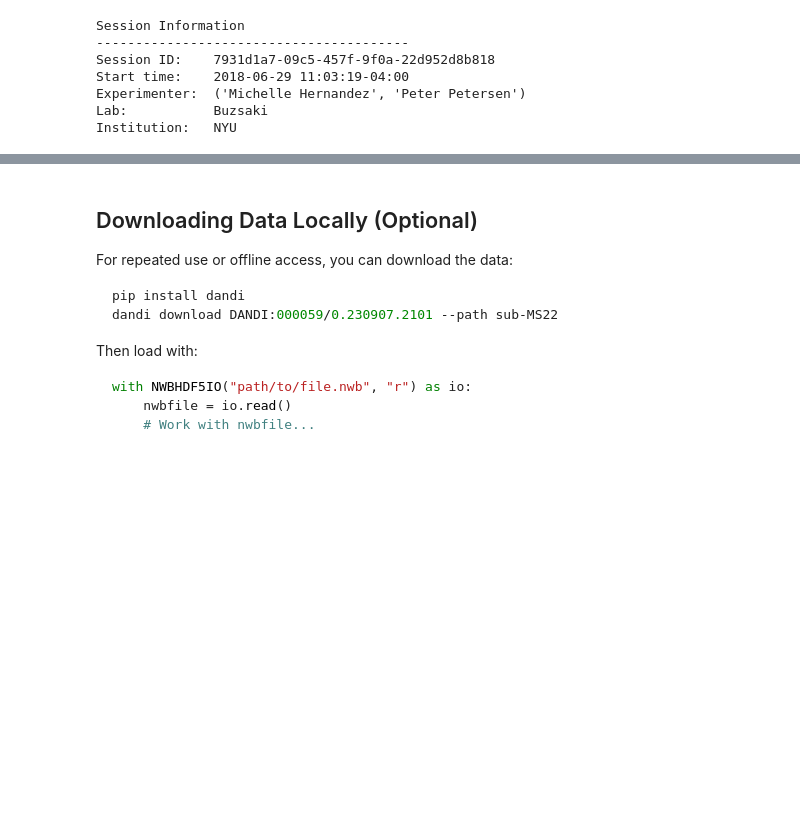
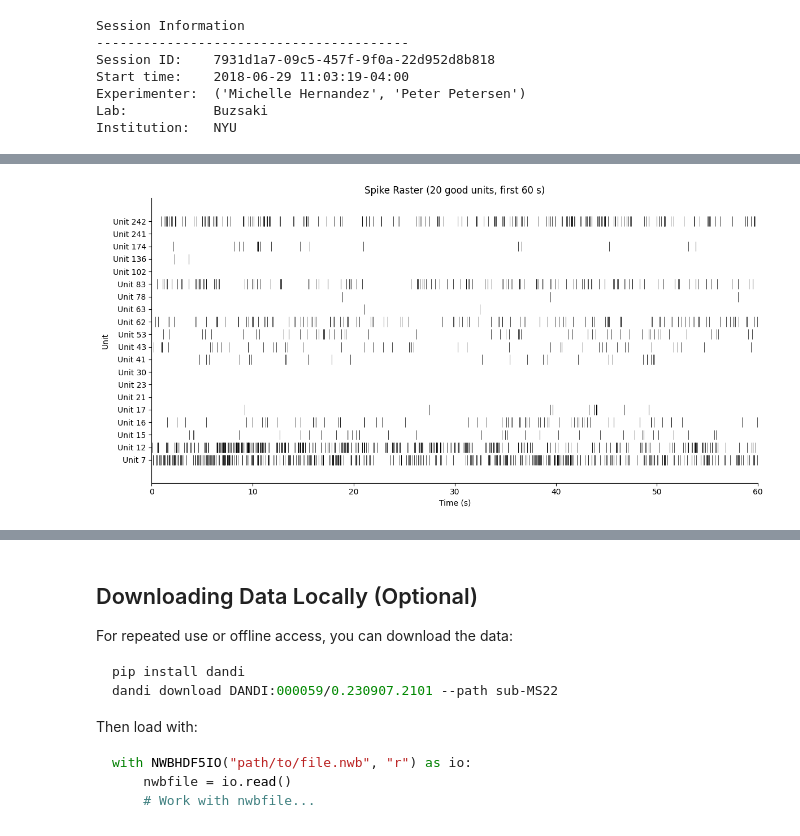
Before and after one commit to edeno/ncbs-neural-circuits-navigation, a Jupyter notebook: notebooks/01-loading-nwb-data.ipynb, the cells around one changed output, grey strips where cells are left out. Cells and saved outputs as stored; diff of their text form; code cells hidden in the pictures; blank space fills up the shorter version.

```diff
--- a/notebooks/01-loading-nwb-data.ipynb
+++ b/notebooks/01-loading-nwb-data.ipynb
@@ -258,0 +289,16 @@ if position_interface is not None:
+# %%
+# Filter out noise units
+if nwbfile.units is not None:
+    # Check if quality column exists
+    if "quality" in units_df.columns:
+        # Get indices of units that are NOT noise
+        good_unit_mask = units_df["quality"] != "noise"
+        good_unit_indices = np.where(good_unit_mask)[0]
+        print(f"Total units: {len(units_df)}")
+        print(f"Good units (not noise): {len(good_unit_indices)}")
+        print(f"\nQuality distribution:")
+        print(units_df["quality"].value_counts())
+    else:
+        # No quality column, use all units
+        good_unit_indices = np.arange(len(units_df))
+        print(f"No quality column found, using all {len(good_unit_indices)} units")
@@ -258,0 +317,38 @@ if position_interface is not None:
+# %%
+if nwbfile.units is not None and len(good_unit_indices) > 0:
+    # Select subset of good units to plot
+    units_to_plot = good_unit_indices[:N_UNITS_TO_PLOT]
+    n_units = len(units_to_plot)
+
+    # Collect spike times using list comprehension
+    spike_times_list = [
+        get_spike_times_in_window(nwbfile.units, idx, TIME_WINDOW)
+        for idx in units_to_plot
+    ]
+
+    # Create raster plot
+    fig, ax = plt.subplots(figsize=(12, 6))
+
+    ax.eventplot(
+        spike_times_list,
+        lineoffsets=np.arange(n_units),
+        linelengths=0.8,
+        linewidths=0.5,
+        colors="black",
+    )
+
+    ax.set(
+        xlabel="Time (s)",
+        ylabel="Unit",
+        xlim=TIME_WINDOW,
+        yticks=np.arange(n_units),
+        yticklabels=[f"Unit {idx}" for idx in units_to_plot],
+        title=f"Spike Raster ({n_units} good units, first {TIME_WINDOW[1]} s)",
+    )
+
+    ax.spines[["top", "right"]].set_visible(False)
+
+    plt.tight_layout()
+    plt.show()
+# %% [output]
+[figure, added]
```
Also changed, not shown: parts of 47 cells of this notebook, 6 other files.
